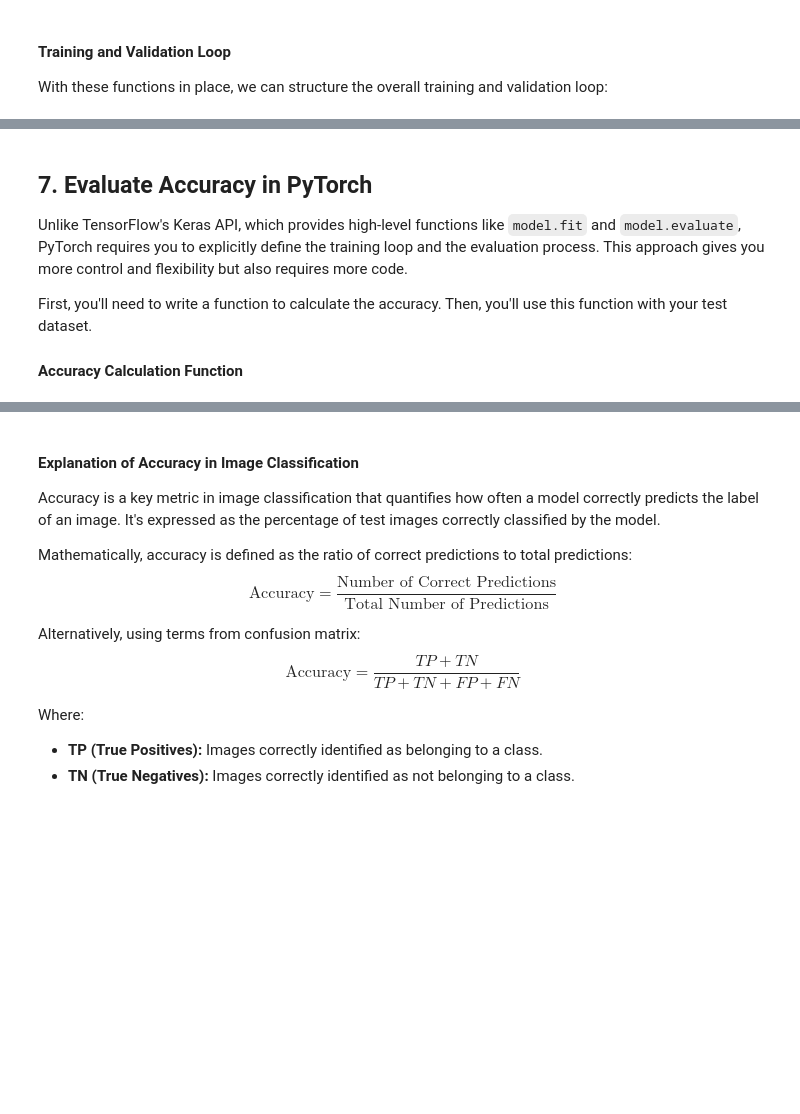
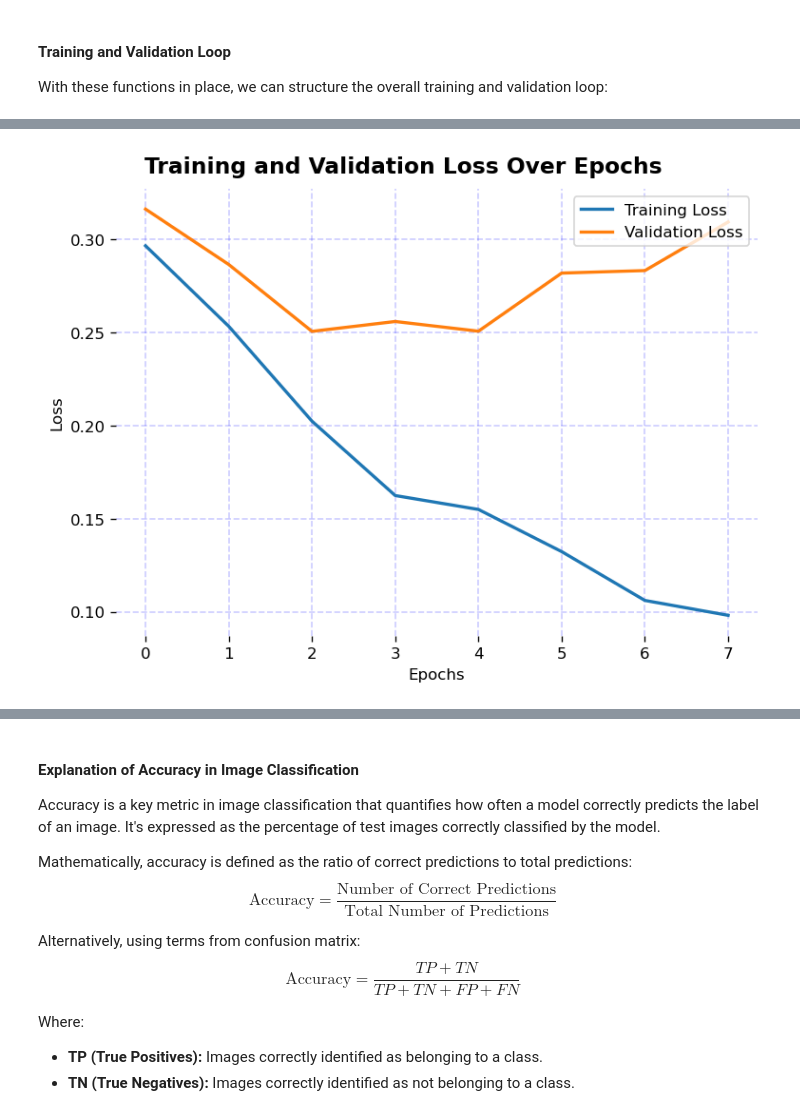
Before and after one commit to murilogustineli/computer-vision-demo, a Jupyter notebook: cv_demo.ipynb, the cells around one changed output, grey strips where cells are left out. Cells and saved outputs as stored; diff of their text form; code cells hidden in the pictures; blank space fills up the shorter version.

```diff
--- a/cv_demo.ipynb
+++ b/cv_demo.ipynb
@@ -570,7 +596,6 @@ With these functions in place, we can structure the overall training and validat
 # PyTorch TensorBoard support
 from torch.utils.tensorboard import SummaryWriter
 from datetime import datetime
-from utils import ensure_saved_models_dir_exists
 
 def train_model(model, trainloader, validloader, optimizer, loss_fn, num_epochs=10, save_model=True):
     """
@@ -625,7 +650,9 @@ def train_model(model, trainloader, validloader, optimizer, loss_fn, num_epochs=
         # Check for improvement and save model
         if save_model and avg_vloss < best_vloss:
             # Ensure the directory exists
-            ensure_saved_models_dir_exists()
+            saved_models_dir = './saved_models'
+            if not os.path.exists(saved_models_dir):
+                os.makedirs(saved_models_dir)
             # Save best model
             best_vloss = avg_vloss
             model_path = f"./saved_models/model_{epoch}_{timestamp}.pth"
@@ -643,7 +684,21 @@ plot_loss_curves(train_losses, val_losses)
-# %% [markdown]
-## 7. Evaluate Accuracy in PyTorch
-
-Unlike TensorFlow's Keras API, which provides high-level functions like `model.fit` and `model.evaluate`, PyTorch requires you to explicitly define the training loop and the evaluation process. This approach gives you more control and flexibility but also requires more code.
-
-First, you'll need to write a function to calculate the accuracy. Then, you'll use this function with your test dataset.
-#### Accuracy Calculation Function
+# %%
+# Plotting
+def plot_loss_curves(train_losses, val_losses):
+    fig, ax = plt.subplots(figsize=(6.4, 4.8), dpi=120)
+    fig.suptitle("Training and Validation Loss Over Epochs", fontsize=14, weight='bold')
+    ax.plot(train_losses, linewidth=2, label='Training Loss')
+    ax.plot(val_losses, linewidth=2, label='Validation Loss')
+    ax.set_xticks(np.arange(0, len(train_losses), 1))
+    ax.set_xlabel('Epochs')
+    ax.set_ylabel('Loss')
+    ax.grid(color='blue', linestyle='--', linewidth=1, alpha=0.2)
+    ax.legend(loc="upper right")
+    spines = ['top', 'right', 'bottom', 'left']
+    for s in spines:
+        ax.spines[s].set_visible(False)
+    fig.tight_layout(pad=0.7)
+    plt.show()
+
+plot_loss_curves(train_losses, val_losses)
+# %% [output]
+[figure, added]
```
Also changed, not shown: parts of 22 cells of this notebook, 1 other file.
